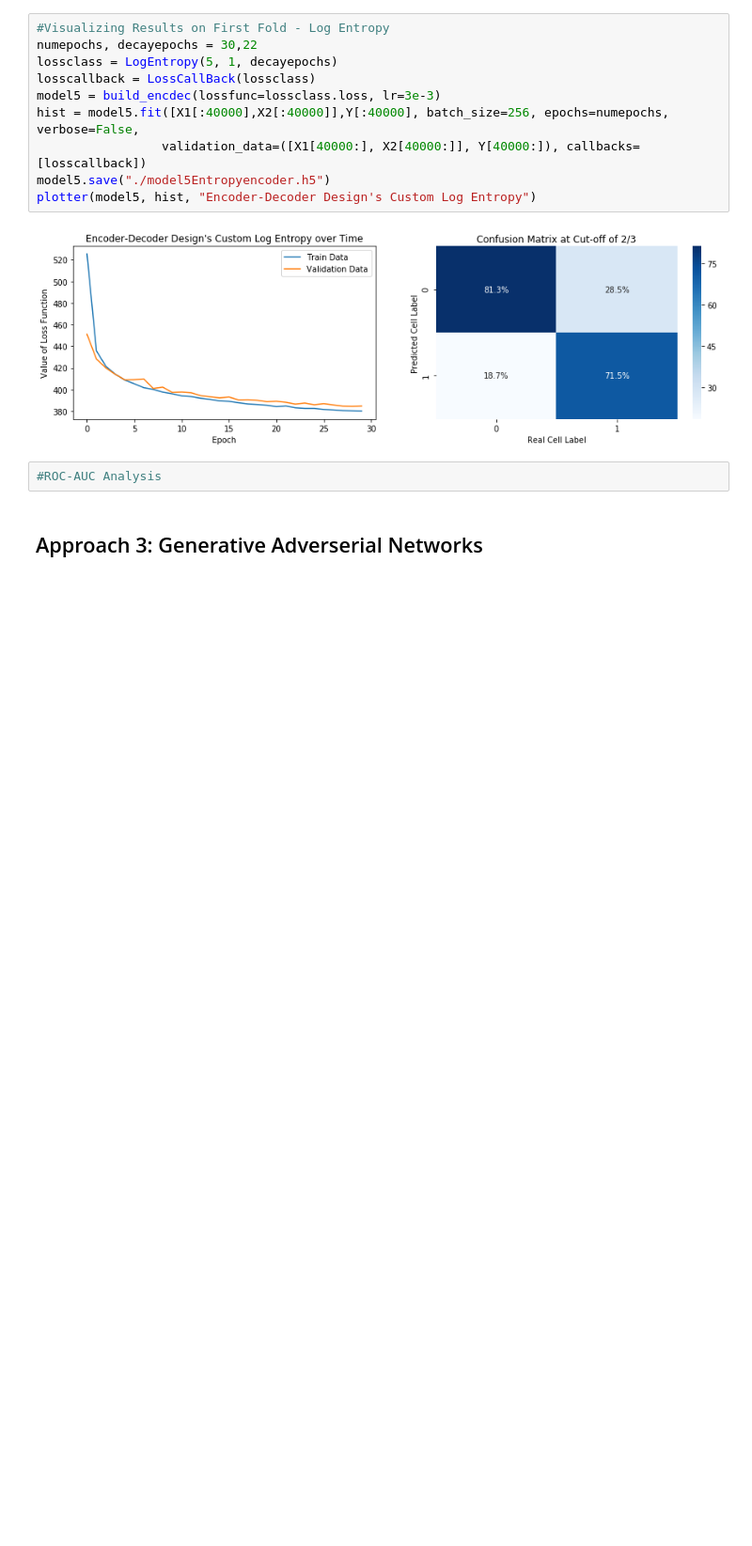
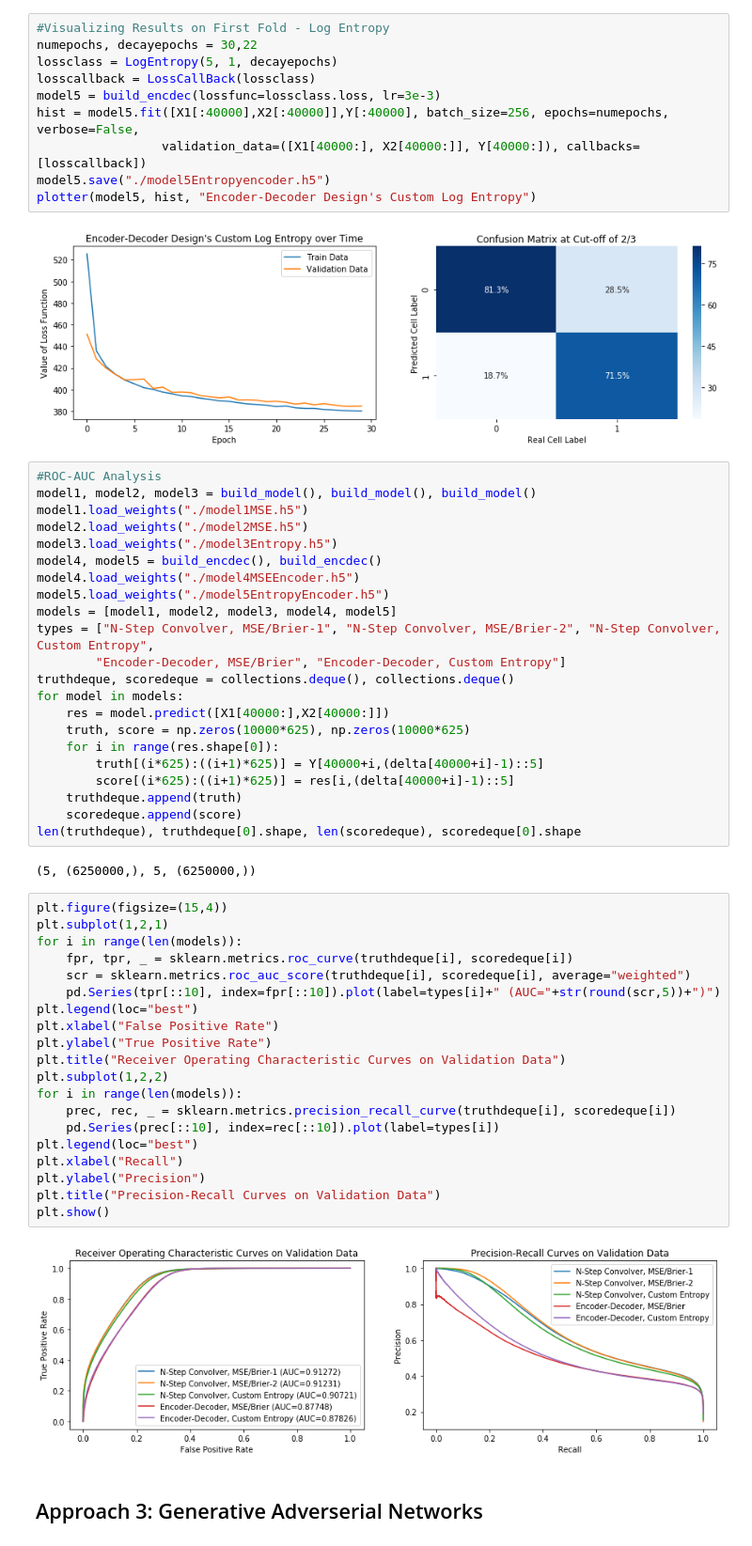
Before and after one commit to navyamehta/ai-research-projects, a Jupyter notebook: kaggle-GOL-CNN-encoder/Game of Life Reversal.ipynb, the cells around one changed output. Shown at 94% size. Drawn from its saved outputs; the diff is of its cells as text; blank space fills up the shorter version.

Commit message:
ROC and Precision-Recall Analysis

```diff
--- a/kaggle-GOL-CNN-encoder/Game of Life Reversal.ipynb
+++ b/kaggle-GOL-CNN-encoder/Game of Life Reversal.ipynb
@@ -262,7 +263,51 @@ model5.save("./model5Entropyencoder.h5")
 plotter(model5, hist, "Encoder-Decoder Design's Custom Log Entropy")
 # %% [output]
 [figure]
-# %%
-#ROC-AUC Analysis
+# %%
+#ROC-AUC Analysis
+model1, model2, model3 = build_model(), build_model(), build_model()
+model1.load_weights("./model1MSE.h5")
+model2.load_weights("./model2MSE.h5")
+model3.load_weights("./model3Entropy.h5")
+model4, model5 = build_encdec(), build_encdec()
+model4.load_weights("./model4MSEEncoder.h5")
+model5.load_weights("./model5EntropyEncoder.h5")
+models = [model1, model2, model3, model4, model5]
+types = ["N-Step Convolver, MSE/Brier-1", "N-Step Convolver, MSE/Brier-2", "N-Step Convolver, Custom Entropy",
+        "Encoder-Decoder, MSE/Brier", "Encoder-Decoder, Custom Entropy"]
+truthdeque, scoredeque = collections.deque(), collections.deque()
+for model in models:
+    res = model.predict([X1[40000:],X2[40000:]])
+    truth, score = np.zeros(10000*625), np.zeros(10000*625)
+    for i in range(res.shape[0]):
+        truth[(i*625):((i+1)*625)] = Y[40000+i,(delta[40000+i]-1)::5]
+        score[(i*625):((i+1)*625)] = res[i,(delta[40000+i]-1)::5]
+    truthdeque.append(truth)
+    scoredeque.append(score)
+len(truthdeque), truthdeque[0].shape, len(scoredeque), scoredeque[0].shape
+# %% [output]
+(5, (6250000,), 5, (6250000,))
+# %%
+plt.figure(figsize=(15,4))
+plt.subplot(1,2,1)
+for i in range(len(models)):
+    fpr, tpr, _ = sklearn.metrics.roc_curve(truthdeque[i], scoredeque[i])
+    scr = sklearn.metrics.roc_auc_score(truthdeque[i], scoredeque[i], average="weighted")
+    pd.Series(tpr[::10], index=fpr[::10]).plot(label=types[i]+" (AUC="+str(round(scr,5))+")")
+plt.legend(loc="best")
+plt.xlabel("False Positive Rate")
+plt.ylabel("True Positive Rate")
+plt.title("Receiver Operating Characteristic Curves on Validation Data")
+plt.subplot(1,2,2)
+for i in range(len(models)):
+    prec, rec, _ = sklearn.metrics.precision_recall_curve(truthdeque[i], scoredeque[i])
+    pd.Series(prec[::10], index=rec[::10]).plot(label=types[i])
+plt.legend(loc="best")
+plt.xlabel("Recall")
+plt.ylabel("Precision")
+plt.title("Precision-Recall Curves on Validation Data")
+plt.show()
+# %% [output]
+[figure, added]
 # %% [markdown]
 <h2> Approach 3: Generative Adverserial Networks
```
Also changed, not shown: parts of 2 cells of this notebook.
